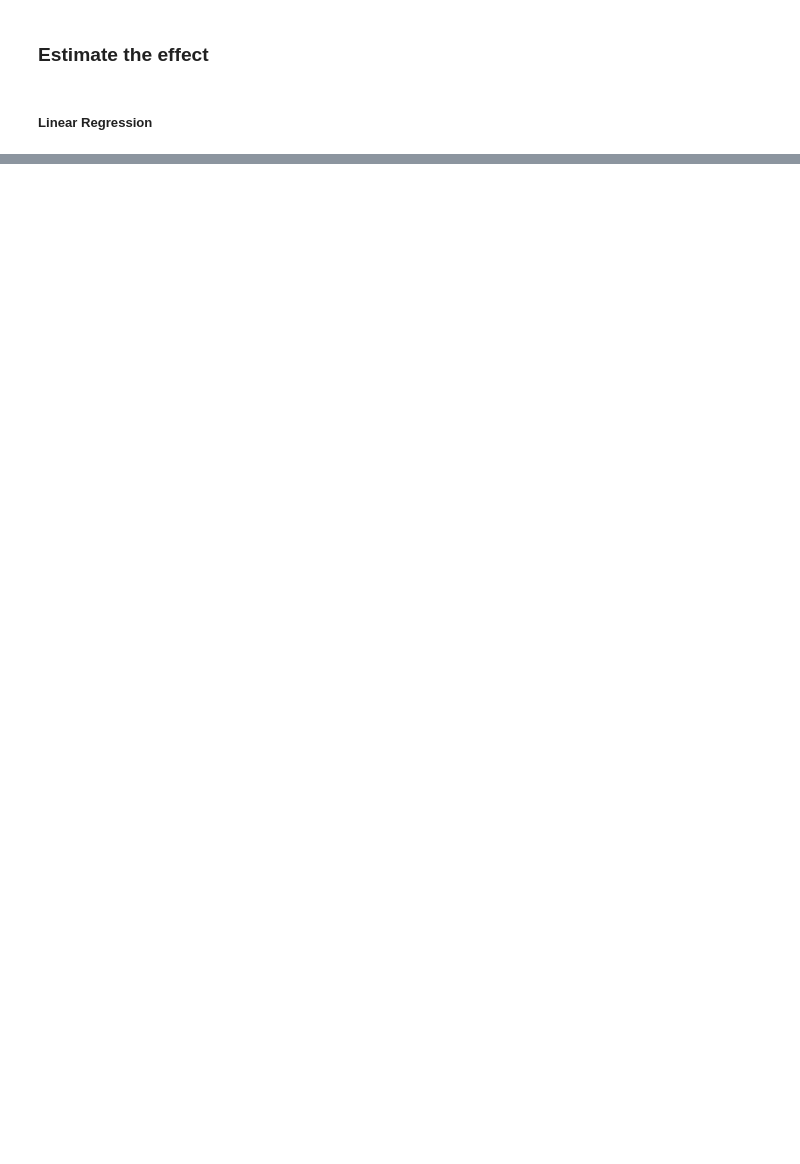
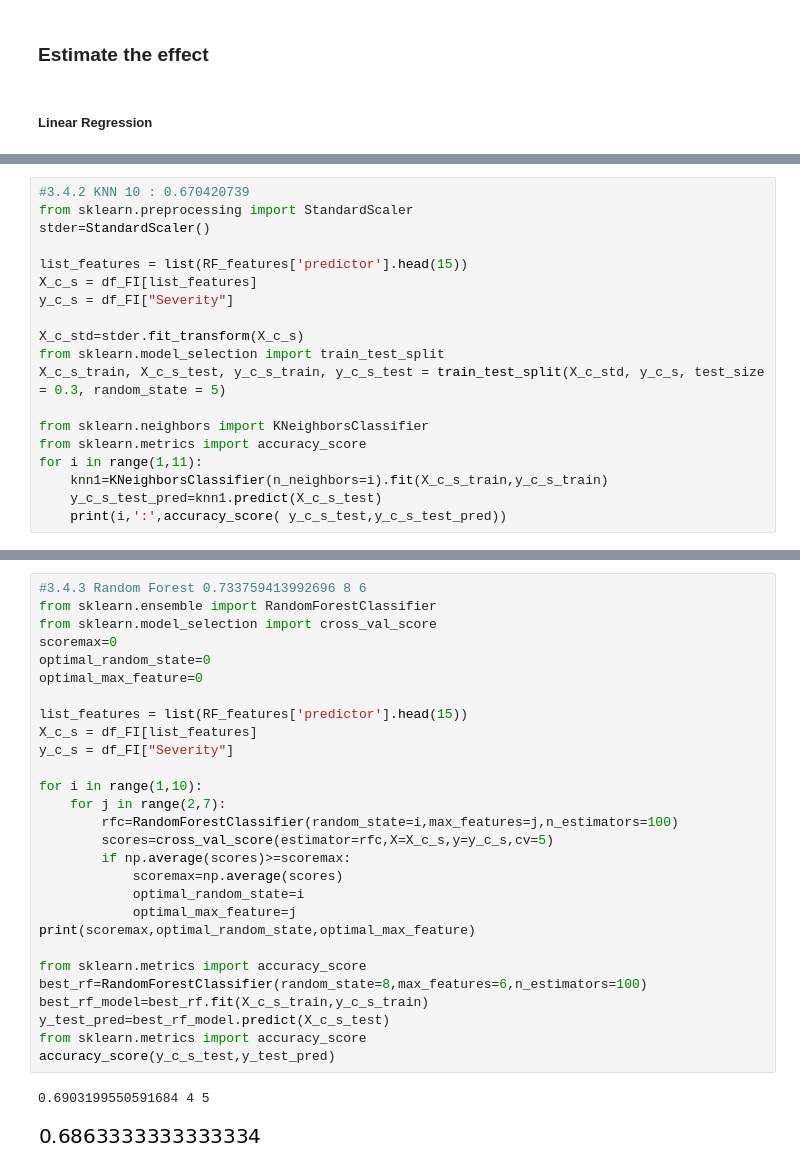
Before and after one commit to McGill-MMA-EnterpriseAnalytics/US-Accidents, a Jupyter notebook: Enterpise_Final_NB.ipynb, the cells around one changed output, grey strips where cells are left out. Cells and saved outputs as stored; diff of their text form; blank space fills up the shorter version.

```diff
--- a/Enterpise_Final_NB.ipynb
+++ b/Enterpise_Final_NB.ipynb
@@ -227,0 +426,19 @@ print("Causal Estimate is " + str(causal_estimate_regdist.value))
+# %%
+#3.4.2 KNN 10 : 0.670420739
+from sklearn.preprocessing import StandardScaler
+stder=StandardScaler()
+
+list_features = list(RF_features['predictor'].head(15))
+X_c_s = df_FI[list_features]
+y_c_s = df_FI["Severity"]
+
+X_c_std=stder.fit_transform(X_c_s)
+from sklearn.model_selection import train_test_split
+X_c_s_train, X_c_s_test, y_c_s_train, y_c_s_test = train_test_split(X_c_std, y_c_s, test_size = 0.3, random_state = 5)
+
+from sklearn.neighbors import KNeighborsClassifier
+from sklearn.metrics import accuracy_score
+for i in range(1,11):
+    knn1=KNeighborsClassifier(n_neighbors=i).fit(X_c_s_train,y_c_s_train)
+    y_c_s_test_pred=knn1.predict(X_c_s_test)
+    print(i,':',accuracy_score( y_c_s_test,y_c_s_test_pred))
@@ -227,0 +456,31 @@ print("Causal Estimate is " + str(causal_estimate_regdist.value))
+# %%
+#3.4.3 Random Forest 0.733759413992696 8 6
+from sklearn.ensemble import RandomForestClassifier
+from sklearn.model_selection import cross_val_score
+scoremax=0
+optimal_random_state=0
+optimal_max_feature=0
+
+list_features = list(RF_features['predictor'].head(15))
+X_c_s = df_FI[list_features]
+y_c_s = df_FI["Severity"]
+
+for i in range(1,10):
+    for j in range(2,7):
+        rfc=RandomForestClassifier(random_state=i,max_features=j,n_estimators=100)
+        scores=cross_val_score(estimator=rfc,X=X_c_s,y=y_c_s,cv=5)
+        if np.average(scores)>=scoremax:
+            scoremax=np.average(scores)
+            optimal_random_state=i
+            optimal_max_feature=j
+print(scoremax,optimal_random_state,optimal_max_feature)
+
+from sklearn.metrics import accuracy_score
+best_rf=RandomForestClassifier(random_state=8,max_features=6,n_estimators=100)
+best_rf_model=best_rf.fit(X_c_s_train,y_c_s_train)
+y_test_pred=best_rf_model.predict(X_c_s_test)
+from sklearn.metrics import accuracy_score
+accuracy_score(y_c_s_test,y_test_pred)
+# %% [output]
+0.6903199550591684 4 5
+[figure, added]
```
Also changed, not shown: parts of 35 cells of this notebook, 1 other file.
